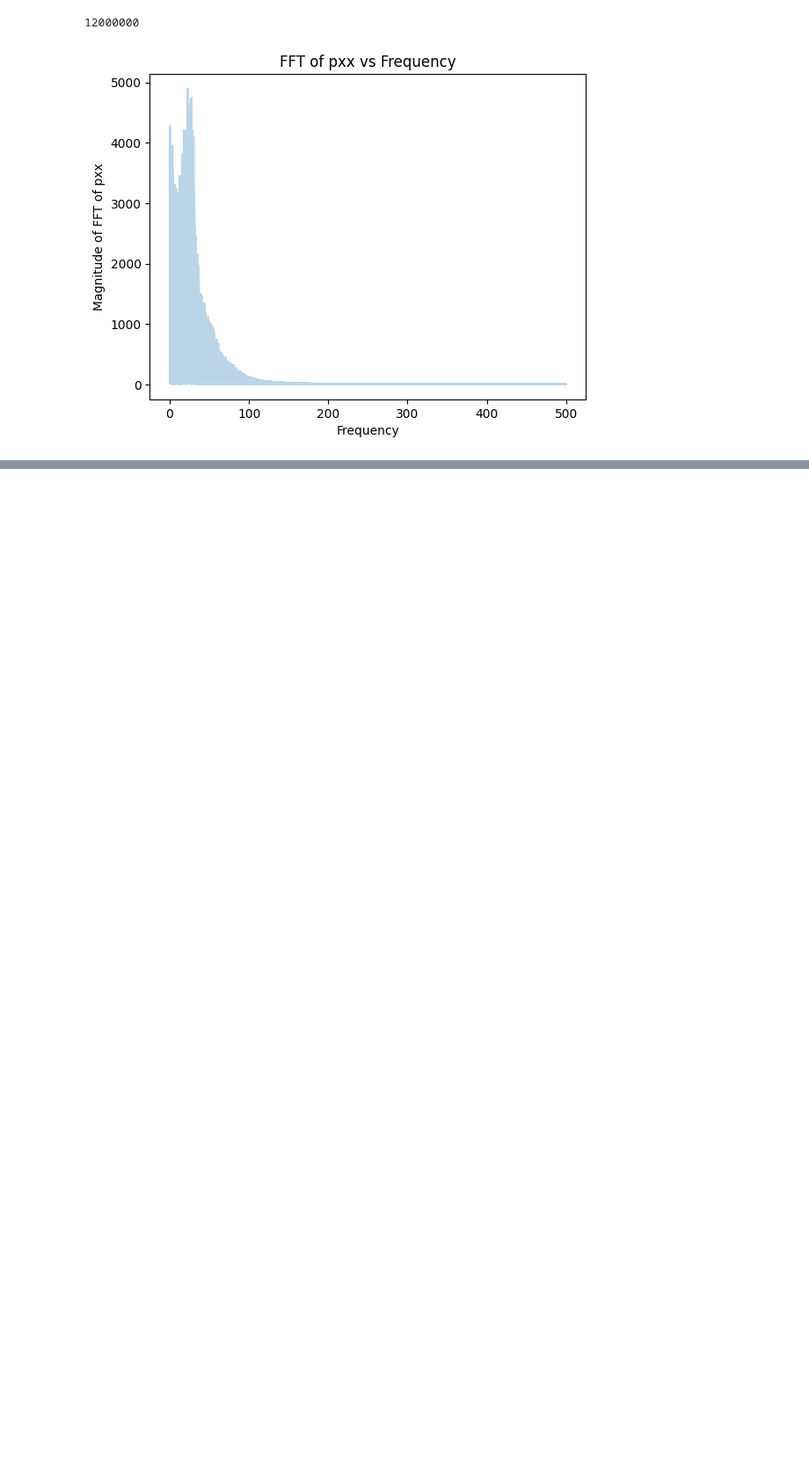
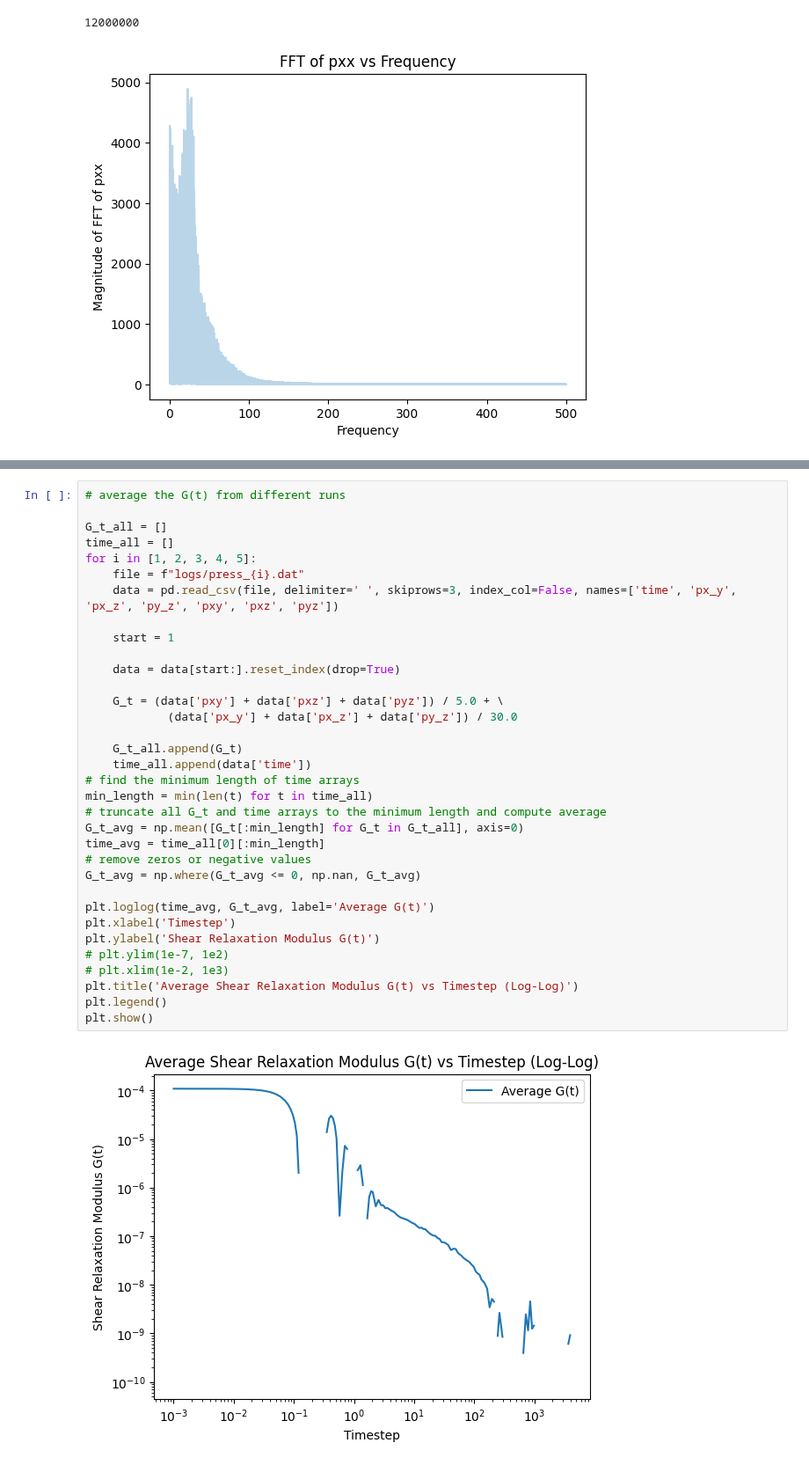
Before and after one commit to anotherbeaver/amine_polymers, a Jupyter notebook: logs/dyn_modulus mix 30 October.ipynb, the cells around one changed output, grey strips where cells are left out. Shown at 88% size. Cells and saved outputs as stored; diff of their text form; blank space fills up the shorter version.

```diff
--- a/logs/dyn_modulus mix 30 October.ipynb
+++ b/logs/dyn_modulus mix 30 October.ipynb
@@ -284,0 +296,36 @@ nan nan
+# %%
+# average the G(t) from different runs
+
+G_t_all = []
+time_all = []
+for i in [1, 2, 3, 4, 5]:
+    file = f"logs/press_{i}.dat"
+    data = pd.read_csv(file, delimiter=' ', skiprows=3, index_col=False, names=['time', 'px_y', 'px_z', 'py_z', 'pxy', 'pxz', 'pyz'])
+
+    start = 1
+
+    data = data[start:].reset_index(drop=True)
+
+    G_t = (data['pxy'] + data['pxz'] + data['pyz']) / 5.0 + \
+            (data['px_y'] + data['px_z'] + data['py_z']) / 30.0
+
+    G_t_all.append(G_t)
+    time_all.append(data['time'])
+# find the minimum length of time arrays
+min_length = min(len(t) for t in time_all)
+# truncate all G_t and time arrays to the minimum length and compute average
+G_t_avg = np.mean([G_t[:min_length] for G_t in G_t_all], axis=0)
+time_avg = time_all[0][:min_length]
+# remove zeros or negative values
+G_t_avg = np.where(G_t_avg <= 0, np.nan, G_t_avg)
+
+plt.loglog(time_avg, G_t_avg, label='Average G(t)')
+plt.xlabel('Timestep')
+plt.ylabel('Shear Relaxation Modulus G(t)')
+# plt.ylim(1e-7, 1e2)
+# plt.xlim(1e-2, 1e3)
+plt.title('Average Shear Relaxation Modulus G(t) vs Timestep (Log-Log)')
+plt.legend()
+plt.show()
+# %% [output]
+[figure, added]
```
Also changed, not shown: parts of 5 cells of this notebook, 2 other files.
